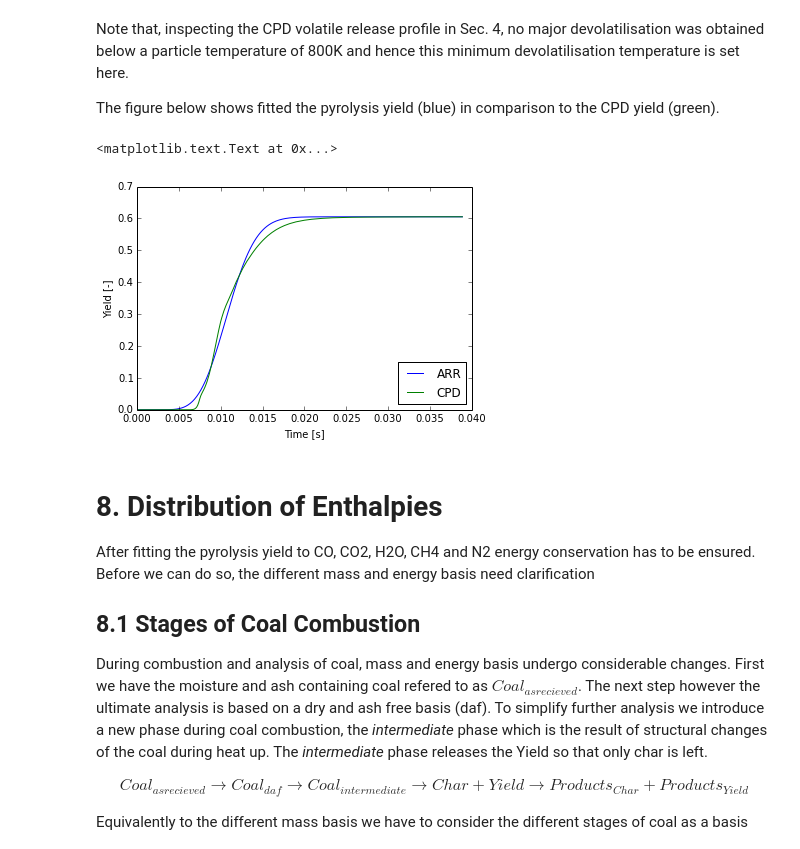
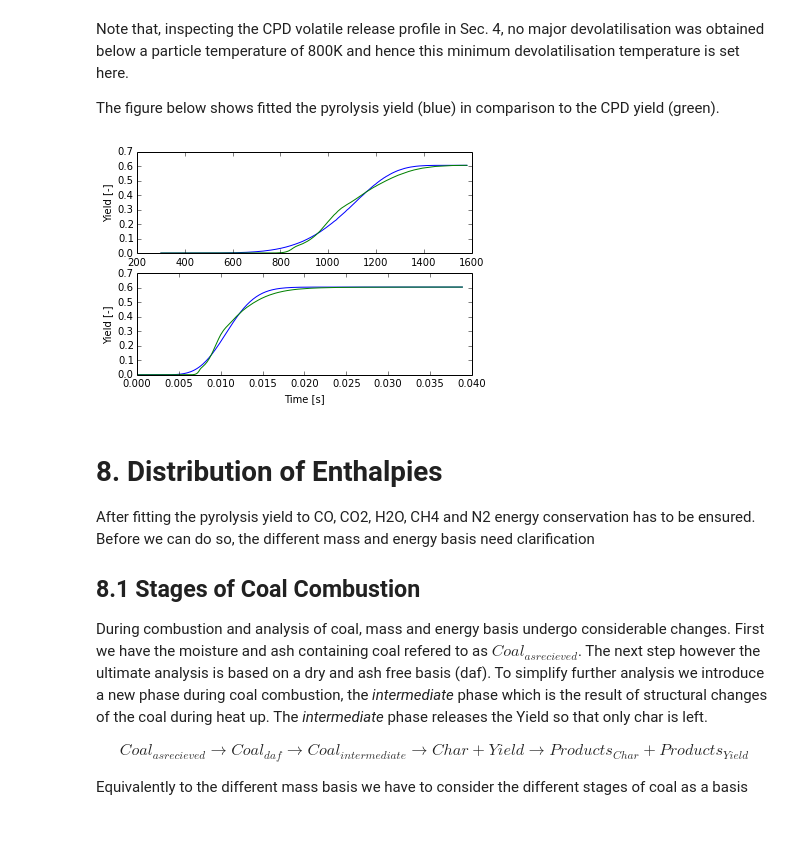
Before and after one commit to ostein/notebooks, a Jupyter notebook: pkp/BlackThunder.ipynb, the cells around one changed output. Cells and saved outputs as stored; diff of their text form; code cells hidden in the pictures.

```diff
--- a/pkp/BlackThunder.ipynb
+++ b/pkp/BlackThunder.ipynb
@@ -500,17 +507,19 @@ DictValueTable(d)
 Note that, inspecting the CPD volatile release profile in Sec. 4, no major devolatilisation was obtained below a particle temperature of 800K and hence this minimum devolatilisation temperature is set here.
 
 The figure below shows fitted the pyrolysis yield (blue) in comparison to the CPD yield (green).
-# %%
-plt.figure()#figsize=(15,8))
-#plt.plot(cpd['run0'][1]['time'], yieldConstRate, label='CR')
-plt.plot(cpd['run0']['time'], yieldArrRate, label='ARR')
-plt.plot(cpd['run0']['time'], cpd['run0']['ftot'], label='CPD')
-plt.legend(loc='lower right')
-plt.xlabel('Time [s]')
-plt.ylabel('Yield [-]')
-# %% [output]
-<matplotlib.text.Text at 0x...>
-[figure, removed]
+# %%
+f,ax = subplots(2,1)#figsize=(15,8))
+ax[0].plot(cpd['run0']['temp'], yieldArrRate, label='ARR')
+ax[0].plot(cpd['run0']['temp'], cpd['run0']['ftot'], label='CPD')
+ax[0].get_yaxis().get_label().set_text('Yield [-]')
+ax[0].get_xaxis().get_label().set_text('Temp [K]')
+
+ax[1].plot(cpd['run0']['time'], yieldArrRate, label='ARR')
+ax[1].plot(cpd['run0']['time'], cpd['run0']['ftot'], label='CPD')
+ax[1].get_yaxis().get_label().set_text('Yield [-]')
+ax[1].get_xaxis().get_label().set_text('Time [s]')
+# %% [output]
+[figure, added]
 # %% [markdown]
 # 8. Distribution of Enthalpies
 
```
Also changed, not shown: parts of 14 cells of this notebook.
